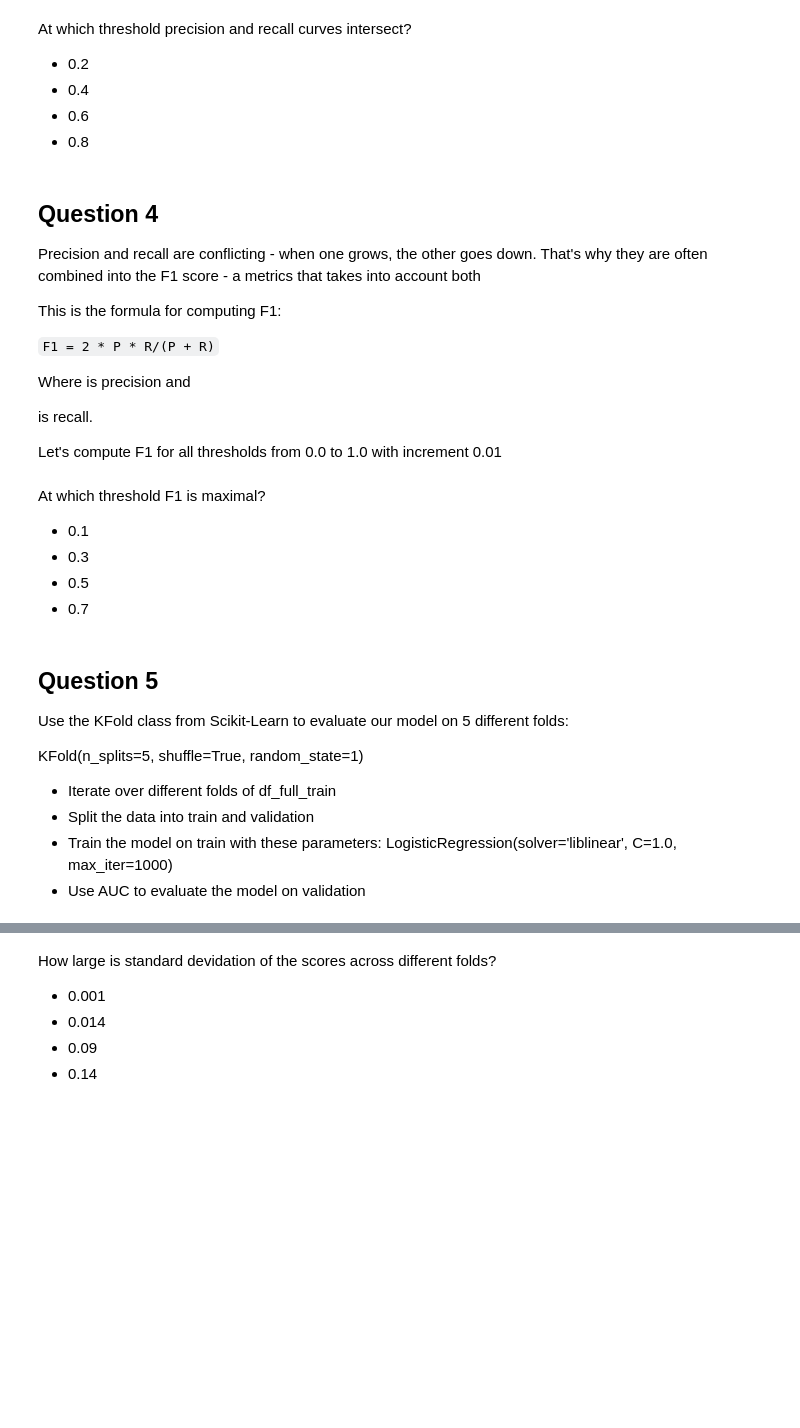
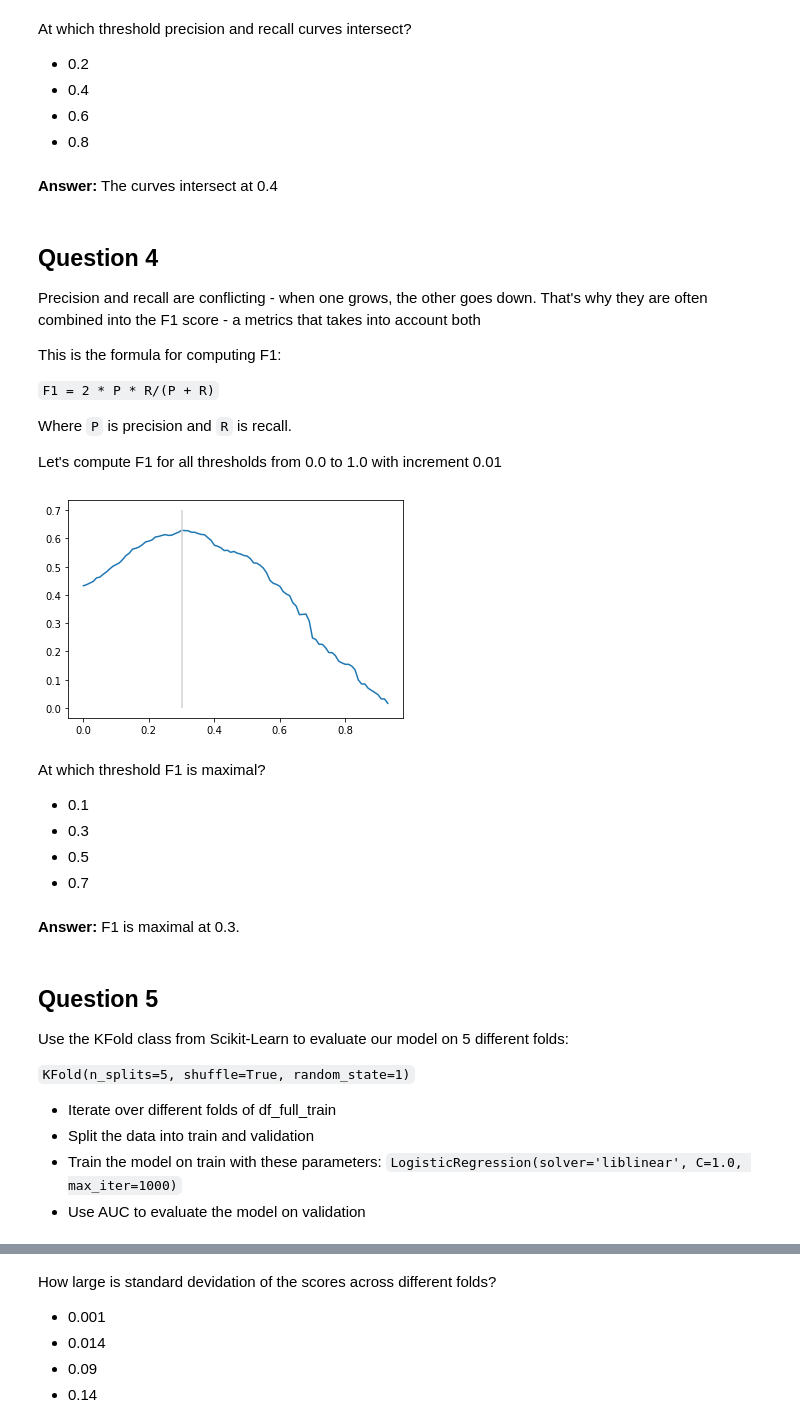
Before and after one commit to froukje/ml-zoomcamp, a Jupyter notebook: week4/Lecture_4_homework.ipynb, the cells around one changed output, grey strips where cells are left out. Drawn from its saved outputs; the diff is of its cells as text; code cells hidden in the pictures; blank space fills up the shorter version.

````diff
--- a/week4/Lecture_4_homework.ipynb
+++ b/week4/Lecture_4_homework.ipynb
@@ -177,6 +330,8 @@ At which threshold precision and recall curves intersect?
 * 0.4
 * 0.6
 * 0.8
+# %% [markdown]
+**Answer:** The curves intersect at 0.4
 # %% [markdown]
 ## Question 4
 
@@ -186,11 +341,21 @@ This is the formula for computing F1:
 
 ```F1 = 2 * P * R/(P + R)```
 
-Where is precision and
-
-is recall.
+Where ```P``` is precision and ```R``` is recall.
 
 Let's compute F1 for all thresholds from 0.0 to 1.0 with increment 0.01
+# %%
+f1_scores = []
+for i, t in enumerate(thresholds):
+
+    f1 = 2 * precision[i] * recall[i] / (precision[i] + recall[i])
+
+    f1_scores.append(f1)
+# %%
+plt.plot(thresholds, f1_scores)
+plt.vlines(0.3, 0, 0.7, color="lightgrey");
+# %% [output]
+[figure, added]
 # %% [markdown]
 At which threshold F1 is maximal?
 
@@ -198,14 +363,16 @@ At which threshold F1 is maximal?
 * 0.3
 * 0.5
 * 0.7
+# %% [markdown]
+**Answer:** F1 is maximal at 0.3.
 # %% [markdown]
 ## Question 5
 
 Use the KFold class from Scikit-Learn to evaluate our model on 5 different folds:
 
-KFold(n_splits=5, shuffle=True, random_state=1)
+```KFold(n_splits=5, shuffle=True, random_state=1)```
 
 * Iterate over different folds of df_full_train
 * Split the data into train and validation
-* Train the model on train with these parameters: LogisticRegression(solver='liblinear', C=1.0, max_iter=1000)
+* Train the model on train with these parameters: ```LogisticRegression(solver='liblinear', C=1.0, max_iter=1000)```
 * Use AUC to evaluate the model on validation
````
Also changed, not shown: parts of 24 cells of this notebook.
